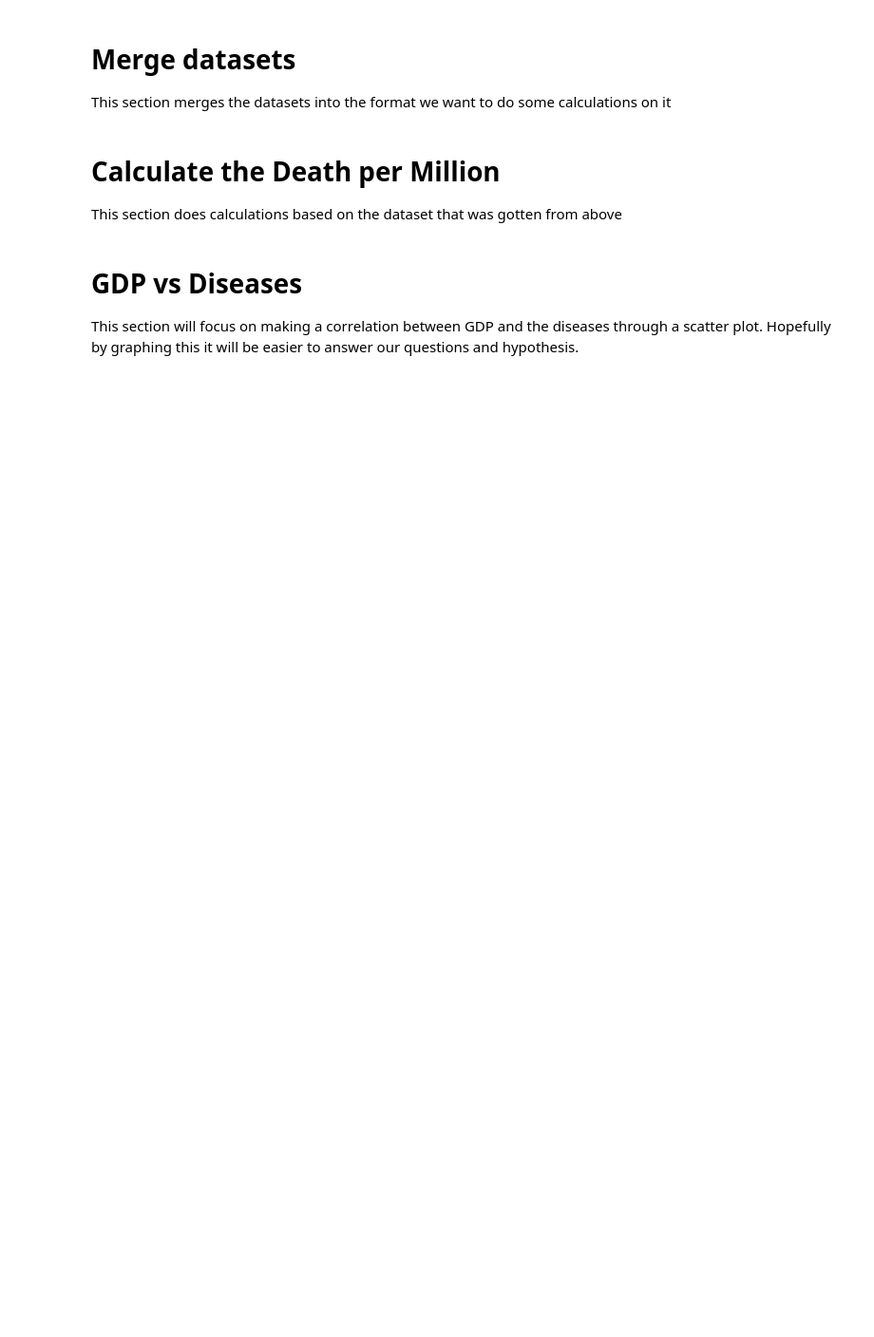
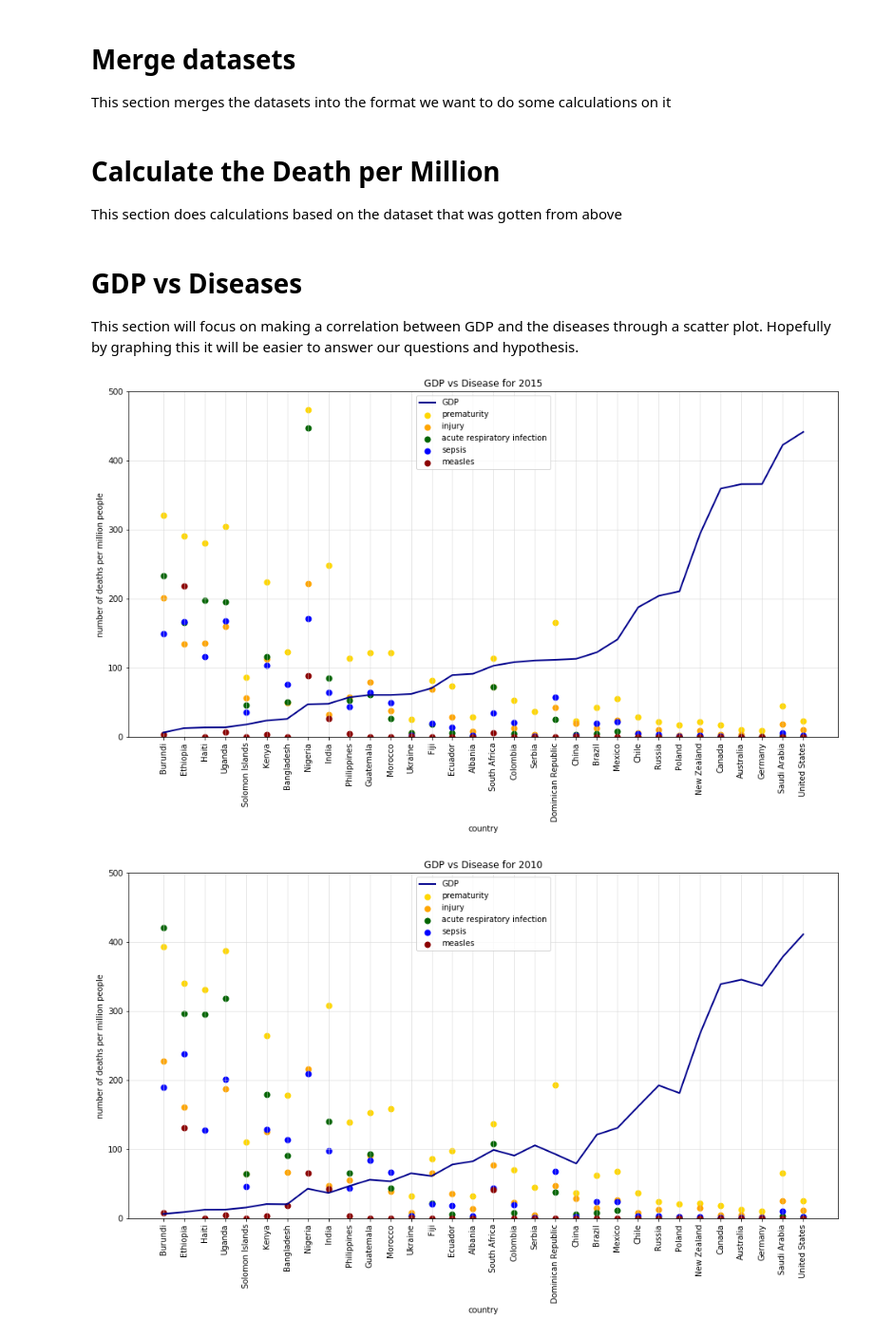
Before and after one commit to nairbdev2/Child_Mortality_Analysis_2000_2015, a Jupyter notebook: pnyb_files/CS418_ds_finalproject.ipynb, the cells around one changed output. Shown at 95% size. Cells and saved outputs as stored; diff of their text form; code cells hidden in the pictures; blank space fills up the shorter version.

Commit message:
changed title of graphs

```diff
--- a/pnyb_files/CS418_ds_finalproject.ipynb
+++ b/pnyb_files/CS418_ds_finalproject.ipynb
@@ -303,26 +305,29 @@ Hopefully by graphing this it will be easier to answer our questions and hypothe
 # %%
 
 
 #plot to show GDPvsDisease
 def plotGDPvsDisease(mergedYear,counter, year):
     plt.figure(counter, figsize=(16,8))
     plt.plot('country', 'GDP', data=mergedYear, color='darkblue', linewidth=2, label="GDP")
     plt.scatter('country', 'prematurity_deaths', data=mergedYear, color='gold', linewidth=2, label="prematurity")
     plt.scatter('country', 'injuries_deaths', data=mergedYear, color='orange', linewidth=2, label="injury")
     plt.scatter('country', 'acute_deaths', data=mergedYear, color='darkgreen', linewidth=2, label="acute respiratory infection")
     plt.scatter('country', 'sepsis_deaths', data=mergedYear, color='blue', linewidth=2, label="sepsis")
     plt.scatter('country', 'measles_deaths', data=mergedYear, color='darkred', linewidth=2, label="measles")
-    plt.title("GDPvsDisease for " + year)
+    plt.title("GDP vs Disease for " + year)
     plt.xlabel('country')
     plt.ylabel('number of deaths per million people')
     plt.legend(loc='center')
     plt.grid(linestyle='-', linewidth='0.5', color='lightgray')
     plt.xticks(rotation = 90)
-    plt.legend()
+    plt.legend(loc = "upper center")
     plt.ylim(0,500)
     plt.show();
 
 plotGDPvsDisease(merged2015, 1, '2015');
 plotGDPvsDisease(merged2010, 2, '2010');
 plotGDPvsDisease(merged2005, 3, '2005');
 plotGDPvsDisease(merged2000, 4, '2000');
+# %% [output]
+[figure, added]
+[figure, added]
```
Also changed, not shown: parts of 2 cells of this notebook.
